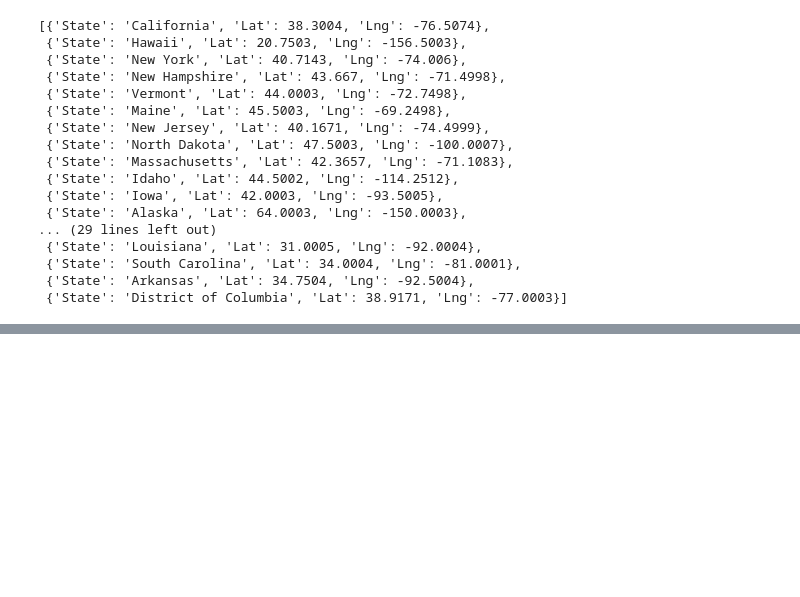
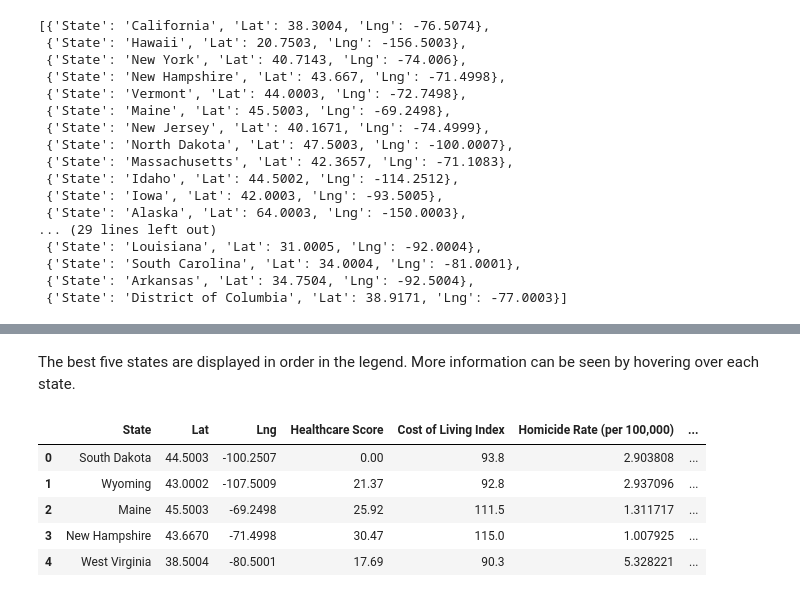
Before and after one commit to hrollin5/project_one, a Jupyter notebook: state_graf.ipynb, the cells around one changed output, grey strips where cells are left out. Saved outputs shown, nothing was run; the diff lists cells and outputs as text; code cells hidden in the pictures; blank space fills up the shorter version.

```diff
--- a/state_graf.ipynb
+++ b/state_graf.ipynb
@@ -127,0 +120,18 @@ state_data_complete.head()
+# %%
+# Create a score column with Healthcare Costs receiving the priority
+state_data_complete["Rank Healthcare Priority"]=(
+    (((state_data_complete["Cost of Living Index"])/(state_data_complete["Cost of Living Index"].mean()))*(1/4))
+    +(((state_data_complete["Healthcare Score"]+1)/(state_data_complete["Healthcare Score"].mean()))*(1/2))
+    +(((state_data_complete["Homicide Rate (per 100,000)"])/(state_data_complete["Homicide Rate (per 100,000)"].mean())))*(1/4))
+
+# Create a column with Cost of Living INdex receiving the priority
+state_data_complete["Rank Cost Living Priority"]=(
+    (((state_data_complete["Cost of Living Index"])/(state_data_complete["Cost of Living Index"].mean()))*(1/2))
+    +(((state_data_complete["Healthcare Score"]+1)/(state_data_complete["Healthcare Score"].mean()))*(1/4))
+    +(((state_data_complete["Homicide Rate (per 100,000)"])/(state_data_complete["Homicide Rate (per 100,000)"].mean())))*(1/4))
+
+# Create a column with Homicide Rate received the priority
+state_data_complete["Rank Homicide Priority"]=state_data_complete["Rank Same Priority"]=(
+    (((state_data_complete["Cost of Living Index"])/(state_data_complete["Cost of Living Index"].mean()))*(1/4))
+    +(((state_data_complete["Healthcare Score"]+1)/(state_data_complete["Healthcare Score"].mean()))*(1/4))
+    +(((state_data_complete["Homicide Rate (per 100,000)"])/(state_data_complete["Homicide Rate (per 100,000)"].mean())))*(1/2))
@@ -127,0 +166,17 @@ state_data_complete.head()
+# %% [markdown]
+The best five states are displayed in order in the legend. More information can be seen by hovering over each state.
+# %%
+# Sort states by Healthcare Priority score
+healthcare_priority = state_data_complete.sort_values("Rank Healthcare Priority")
+# Select the first 5 states
+healthcare_priority = healthcare_priority[["State", "Lat", "Lng", "Healthcare Score", "Cost of Living Index",
+                                        "Homicide Rate (per 100,000)", "Rank Healthcare Priority"]].reset_index(drop = True).head()
+# Display the top 5 states with Healthcare Costs as the highest priority
+healthcare_priority
+# %% [output]
+|  | State | Lat | Lng | Healthcare Score | Cost of Living Index | Homicide Rate (per 100,000) | ... |
+| 0 | South Dakota | 44.5003 | -100.2507 | 0.00 | 93.8 | 2.903808 | ... |
+| 1 | Wyoming | 43.0002 | -107.5009 | 21.37 | 92.8 | 2.937096 | ... |
+| 2 | Maine | 45.5003 | -69.2498 | 25.92 | 111.5 | 1.311717 | ... |
+| 3 | New Hampshire | 43.6670 | -71.4998 | 30.47 | 115.0 | 1.007925 | ... |
+| 4 | West Virginia | 38.5004 | -80.5001 | 17.69 | 90.3 | 5.328221 | ... |
```
Also changed, not shown: parts of 28 cells of this notebook, 9 other files.
